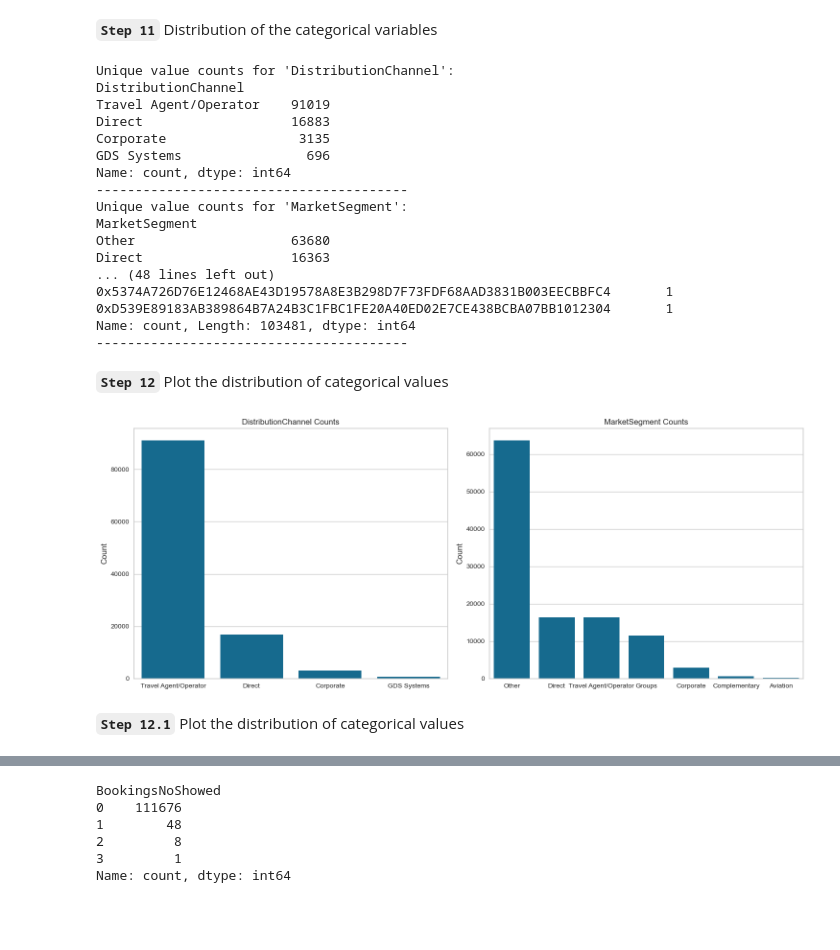
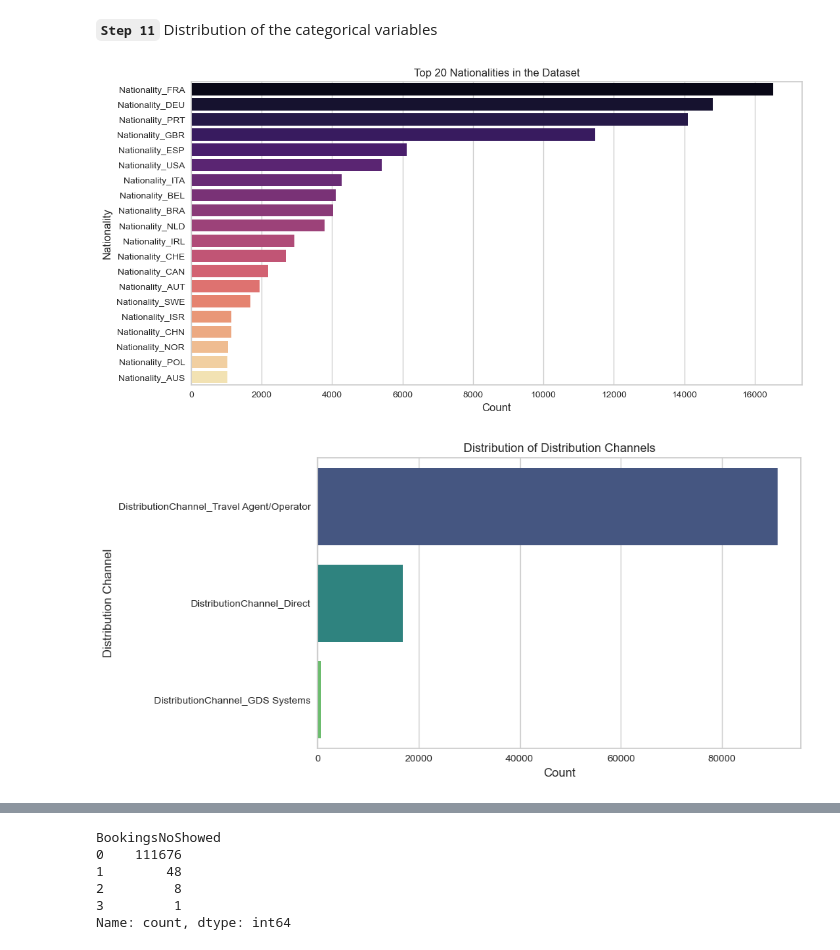
Before and after one commit to gugaaa1904/BC, a Jupyter notebook: Case 1.ipynb, the cells around one changed output, grey strips where cells are left out. Saved outputs shown, nothing was run; the diff lists cells and outputs as text; code cells hidden in the pictures; blank space fills up the shorter version.

```diff
--- a/Case 1.ipynb
+++ b/Case 1.ipynb
@@ -159,4 +158,12 @@ SRAwayFromElevator         0
 SRNoAlcoholInMiniBar       0
 SRQuietRoom                0
 dtype: int64
+# %%
+categorical_cols = ["Nationality", "DistributionChannel"]
+data = pd.get_dummies(data, columns=categorical_cols, drop_first=True)
+# %%
+nationality_cols = [col for col in data.columns if col.startswith("Nationality_")]
+nationality_counts = data[nationality_cols].sum().sort_values(ascending=False)
+distribution_cols = [col for col in data.columns if col.startswith("DistributionChannel_")]
+distribution_counts = data[distribution_cols].sum().sort_values(ascending=False)
 # %%
@@ -283,3 +257,15 @@ Name: count, dtype: int64
 ----------------------------------------
 # %% [markdown]
 __`Step 11`__ Distribution of the categorical variables
+# %%
+top_n = 20
+top_nationalities = nationality_counts.head(top_n)
+
+plt.figure(figsize=(12, 6))
+sns.barplot(x=top_nationalities.values, y=top_nationalities.index, palette="magma")
+plt.title(f"Top {top_n} Nationalities in the Dataset")
+plt.xlabel("Count")
+plt.ylabel("Nationality")
+plt.show()
+# %% [output]
+[figure, added]
@@ -286,46 +280,12 @@ __`Step 11`__ Distribution of the categorical variables
 # %%
-ordered_columns = ['DistributionChannel', 'MarketSegment', 'Nationality', 'NameHash', 'DocIDHash']
+fig, ax = plt.subplots(figsize=(10, 5))
 
-for col in ordered_columns:
-    print(f"Unique value counts for '{col}':")
-    print(data[col].value_counts(dropna=False))
-    print("-" * 40)
+sns.barplot(x=distribution_counts.values, y=distribution_counts.index, palette="viridis", ax=ax)
+ax.set_title("Distribution of Distribution Channels")
+ax.set_xlabel("Count")
+ax.set_ylabel("Distribution Channel")
+
+plt.tight_layout()
+plt.show()
 # %% [output]
-Unique value counts for 'DistributionChannel':
-DistributionChannel
-Travel Agent/Operator    91019
-Direct                   16883
-Corporate                 3135
-GDS Systems                696
-Name: count, dtype: int64
-----------------------------------------
-Unique value counts for 'MarketSegment':
-MarketSegment
-Other                    63680
-Direct                   16363
-... (48 lines left out)
-0x5374A726D76E12468AE43D19578A8E3B298D7F73FDF68AAD3831B003EECBBFC4       1
-0xD539E89183AB389864B7A24B3C1FBC1FE20A40ED02E7CE438BCBA07BB1012304       1
-Name: count, Length: 103481, dtype: int64
-----------------------------------------
+[figure, added]
-# %% [markdown]
-__`Step 12`__ Plot the distribution of categorical values
-# %%
-fig, axes = plt.subplots(1, 2, figsize=(15, 6))
-dist_order = data['DistributionChannel'].value_counts().index
-market_order = data['MarketSegment'].value_counts().index
-
-sns.countplot(data=data, x='DistributionChannel', ax=axes[0], order=dist_order)
-axes[0].set_title("DistributionChannel Counts")
-axes[0].set_xlabel("")
-axes[0].set_ylabel("Count")
-sns.countplot(data=data, x='MarketSegment', ax=axes[1], order=market_order)
-axes[1].set_title("MarketSegment Counts")
-axes[1].set_xlabel("")
-axes[1].set_ylabel("Count")
-plt.tight_layout()
-plt.show()
-# %% [output]
-[figure, removed]
-# %% [markdown]
-__`Step 12.1`__ Plot the distribution of categorical values
```
Also changed, not shown: parts of 75 cells of this notebook, 1 other file.
